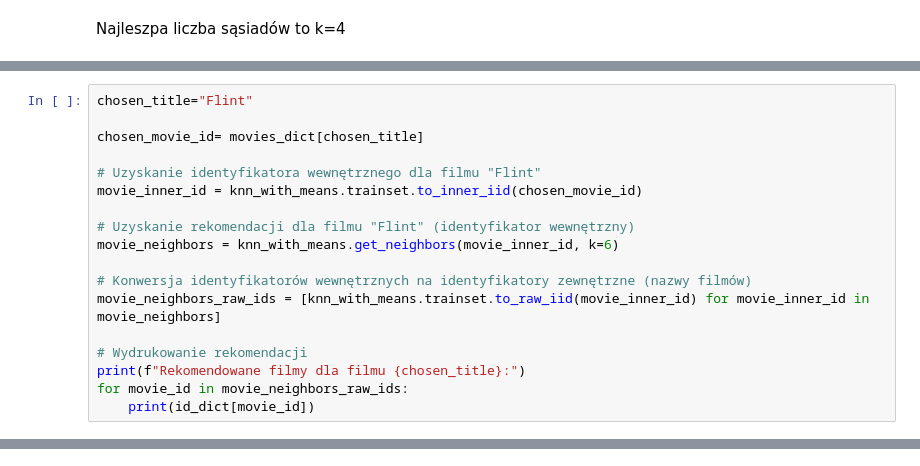
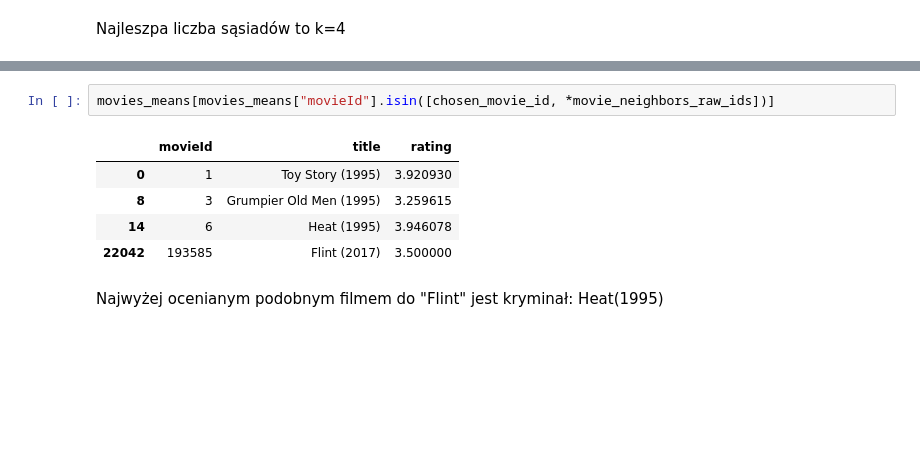
Before and after one commit to dorota10/ML_UEP_2024, a Jupyter notebook: CaseStudy2.ipynb, the cells around one changed output, grey strips where cells are left out. Saved outputs shown, nothing was run; the diff lists cells and outputs as text; blank space fills up the shorter version.

```diff
--- a/CaseStudy2.ipynb
+++ b/CaseStudy2.ipynb
@@ -236,18 +261,0 @@ Eye for an Eye
-# %%
-chosen_title="Flint"
-
-chosen_movie_id= movies_dict[chosen_title]
-
-# Uzyskanie identyfikatora wewnętrznego dla filmu "Flint"
-movie_inner_id = knn_with_means.trainset.to_inner_iid(chosen_movie_id)
-
-# Uzyskanie rekomendacji dla filmu "Flint" (identyfikator wewnętrzny)
-movie_neighbors = knn_with_means.get_neighbors(movie_inner_id, k=6)
-
-# Konwersja identyfikatorów wewnętrznych na identyfikatory zewnętrzne (nazwy filmów)
-movie_neighbors_raw_ids = [knn_with_means.trainset.to_raw_iid(movie_inner_id) for movie_inner_id in movie_neighbors]
-
-# Wydrukowanie rekomendacji
-print(f"Rekomendowane filmy dla filmu {chosen_title}:")
-for movie_id in movie_neighbors_raw_ids:
-    print(id_dict[movie_id])
@@ -319,0 +262,10 @@ array(['Fullmetal Alchemist: The Sacred Star of Milos (2011)',
+# %%
+movies_means[movies_means["movieId"].isin([chosen_movie_id, *movie_neighbors_raw_ids])]
+# %% [output]
+|  | movieId | title | rating |
+| 0 | 1 | Toy Story (1995) | 3.920930 |
+| 8 | 3 | Grumpier Old Men (1995) | 3.259615 |
+| 14 | 6 | Heat (1995) | 3.946078 |
+| 22042 | 193585 | Flint (2017) | 3.500000 |
+# %% [markdown]
+Najwyżej ocenianym podobnym filmem do "Flint" jest kryminał: Heat(1995)
```
Also changed, not shown: parts of 24 cells of this notebook.
